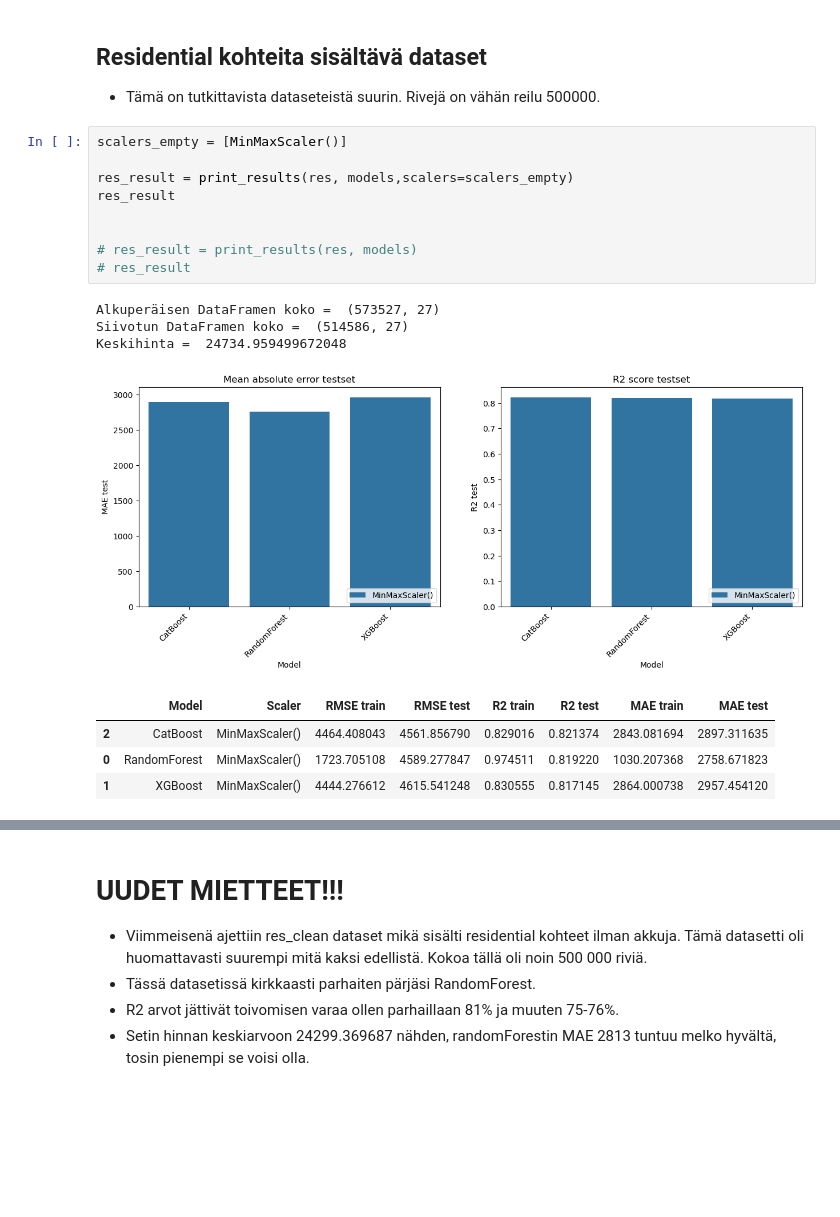
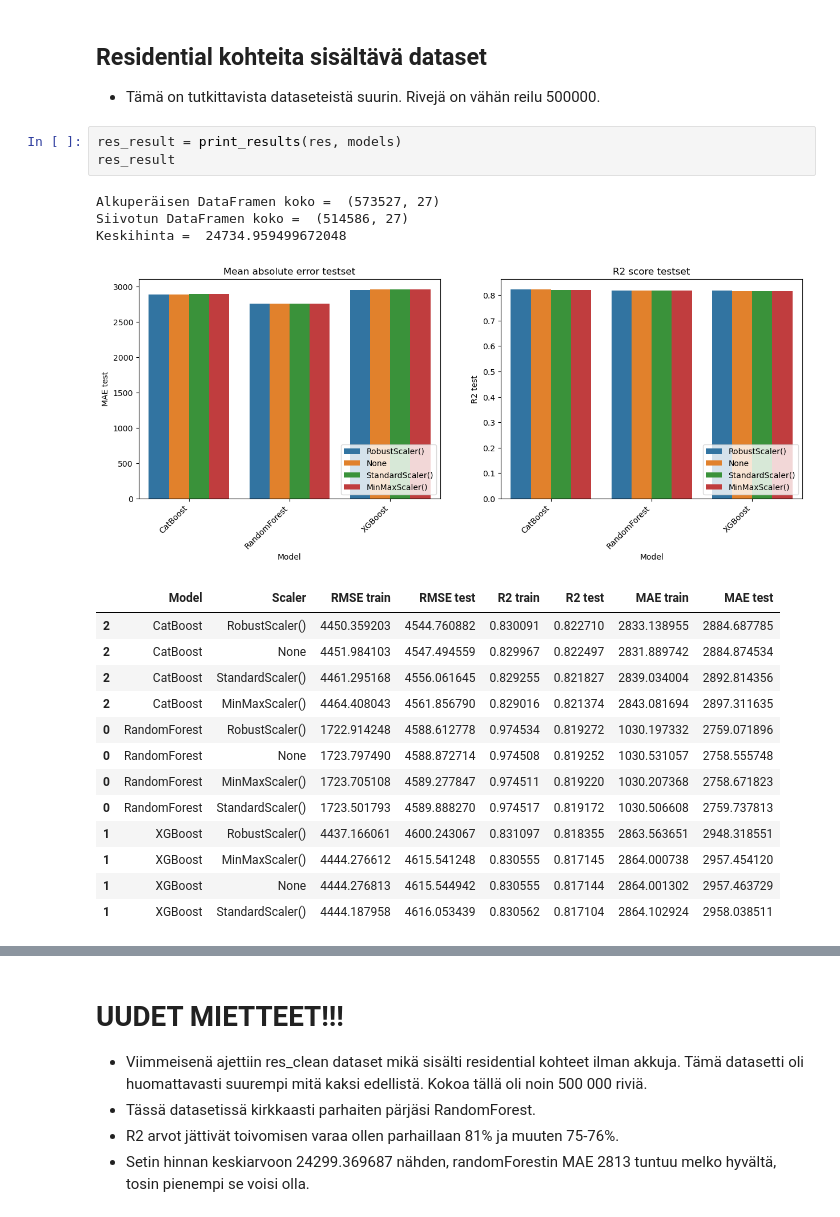
Before and after one commit to klehik/AI-DA-Projekti, a Jupyter notebook: testit/atte-testi-analyysi.ipynb, the cells around one changed output, grey strips where cells are left out. Drawn from its saved outputs; the diff is of its cells as text; blank space fills up the shorter version.

```diff
--- a/testit/atte-testi-analyysi.ipynb
+++ b/testit/atte-testi-analyysi.ipynb
@@ -498,24 +503,27 @@ non_res_result_optimized.describe().T
 # %% [markdown]
 ## Residential kohteita sisältävä dataset
 - Tämä on tutkittavista dataseteistä suurin. Rivejä on vähän reilu 500000.
-# %%
-scalers_empty = [MinMaxScaler()]
-
-res_result = print_results(res, models,scalers=scalers_empty)
-res_result
-
-
-# res_result = print_results(res, models)
-# res_result
-# %% [output]
-Alkuperäisen DataFramen koko =  (573527, 27)
-Siivotun DataFramen koko =  (514586, 27)
-Keskihinta =  24734.959499672048
-[figure, removed]
-|  | Model | Scaler | RMSE train | RMSE test | R2 train | R2 test | MAE train | MAE test |
-| 2 | CatBoost | MinMaxScaler() | 4464.408043 | 4561.856790 | 0.829016 | 0.821374 | 2843.081694 | 2897.311635 |
-| 0 | RandomForest | MinMaxScaler() | 1723.705108 | 4589.277847 | 0.974511 | 0.819220 | 1030.207368 | 2758.671823 |
-| 1 | XGBoost | MinMaxScaler() | 4444.276612 | 4615.541248 | 0.830555 | 0.817145 | 2864.000738 | 2957.454120 |
+# %%
+res_result = print_results(res, models)
+res_result
+# %% [output]
+Alkuperäisen DataFramen koko =  (573527, 27)
+Siivotun DataFramen koko =  (514586, 27)
+Keskihinta =  24734.959499672048
+[figure, added]
+|  | Model | Scaler | RMSE train | RMSE test | R2 train | R2 test | MAE train | MAE test |
+| 2 | CatBoost | RobustScaler() | 4450.359203 | 4544.760882 | 0.830091 | 0.822710 | 2833.138955 | 2884.687785 |
+| 2 | CatBoost | None | 4451.984103 | 4547.494559 | 0.829967 | 0.822497 | 2831.889742 | 2884.874534 |
+| 2 | CatBoost | StandardScaler() | 4461.295168 | 4556.061645 | 0.829255 | 0.821827 | 2839.034004 | 2892.814356 |
+| 2 | CatBoost | MinMaxScaler() | 4464.408043 | 4561.856790 | 0.829016 | 0.821374 | 2843.081694 | 2897.311635 |
+| 0 | RandomForest | RobustScaler() | 1722.914248 | 4588.612778 | 0.974534 | 0.819272 | 1030.197332 | 2759.071896 |
+| 0 | RandomForest | None | 1723.797490 | 4588.872714 | 0.974508 | 0.819252 | 1030.531057 | 2758.555748 |
+| 0 | RandomForest | MinMaxScaler() | 1723.705108 | 4589.277847 | 0.974511 | 0.819220 | 1030.207368 | 2758.671823 |
+| 0 | RandomForest | StandardScaler() | 1723.501793 | 4589.888270 | 0.974517 | 0.819172 | 1030.506608 | 2759.737813 |
+| 1 | XGBoost | RobustScaler() | 4437.166061 | 4600.243067 | 0.831097 | 0.818355 | 2863.563651 | 2948.318551 |
+| 1 | XGBoost | MinMaxScaler() | 4444.276612 | 4615.541248 | 0.830555 | 0.817145 | 2864.000738 | 2957.454120 |
+| 1 | XGBoost | None | 4444.276813 | 4615.544942 | 0.830555 | 0.817144 | 2864.001302 | 2957.463729 |
+| 1 | XGBoost | StandardScaler() | 4444.187958 | 4616.053439 | 0.830562 | 0.817104 | 2864.102924 | 2958.038511 |
 # %%
 res_result.describe().T
 # %% [output]
```
Also changed, not shown: parts of 24 cells of this notebook, 5 other files.
